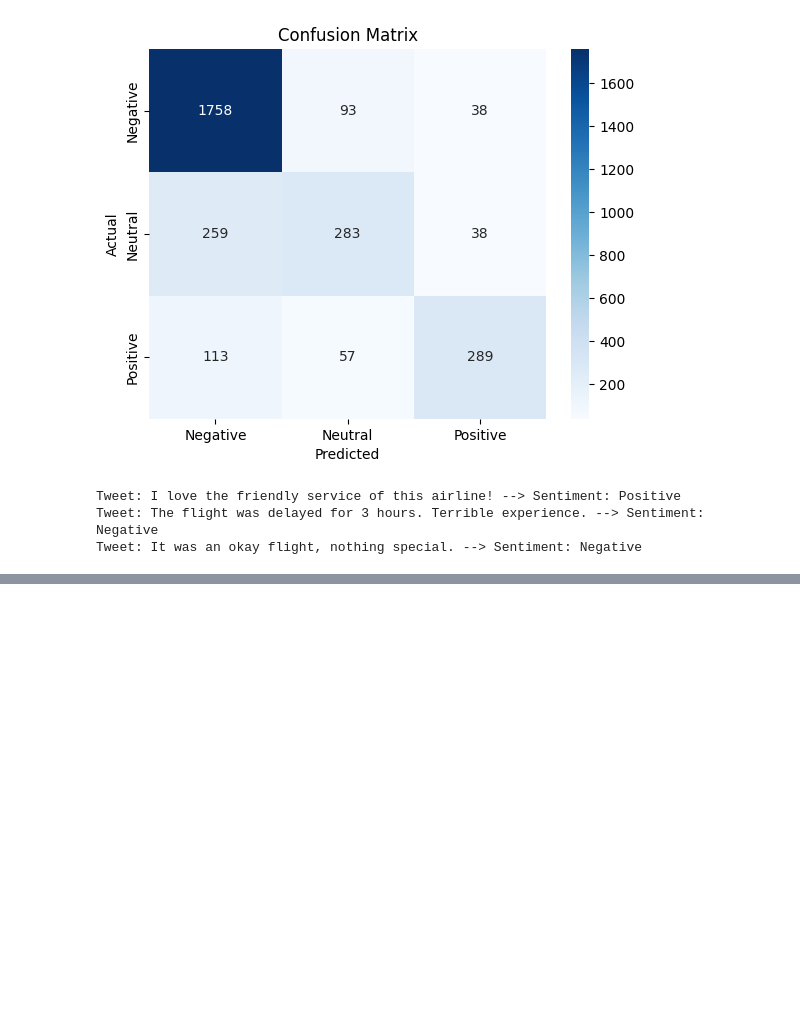
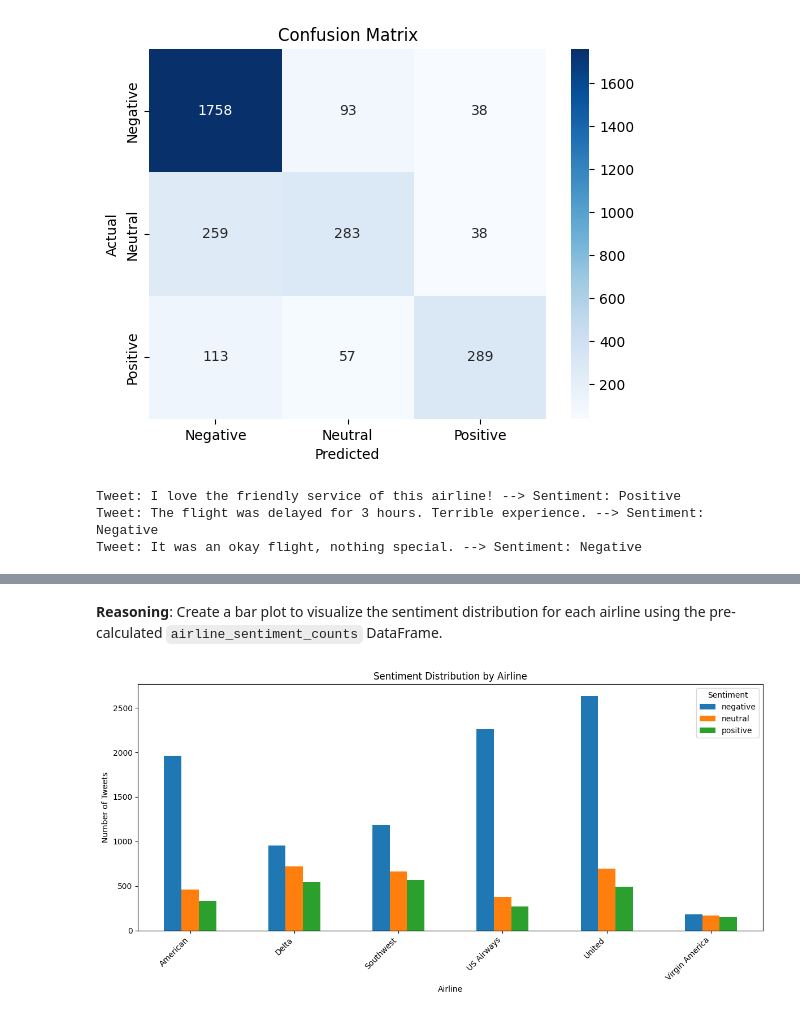
Before and after one commit to Rajeshpatra12/Rajeshpatra12, a Jupyter notebook: Sentiment_Analysis.ipynb, the cells around one changed output, grey strips where cells are left out. Saved outputs shown, nothing was run; the diff lists cells and outputs as text; code cells hidden in the pictures; blank space fills up the shorter version.

```diff
--- a/Sentiment_Analysis.ipynb
+++ b/Sentiment_Analysis.ipynb
@@ -16,7 +16,7 @@ from sklearn.metrics import accuracy_score, classification_report, confusion_mat
 Importing Dataset
 # %%
 # Step 2: Load Dataset (download CSV from Kaggle)
-df = pd.read_csv("/content/drive/MyDrive/Colab Notebooks/Tweets.csv")
+data = pd.read_csv("/content/drive/MyDrive/Colab Notebooks/Tweets.csv")
 
 print("Dataset Shape:", df.shape)
 # %% [output]
@@ -32,0 +63,3 @@ print(df[['text','airline_sentiment']].head())
+# %%
+data.reset_index(inplace=True)
+display(data.head())
@@ -32,0 +81,3 @@ print(df[['text','airline_sentiment']].head())
+# %%
+airline_sentiment_counts = data.groupby(['airline', 'airline_sentiment']).size().unstack(fill_value=0)
+display(airline_sentiment_counts.head())
@@ -106,0 +174,15 @@ Tweet: It was an okay flight, nothing special. --> Sentiment: Negative
+# %% [markdown]
+**Reasoning**:
+Create a bar plot to visualize the sentiment distribution for each airline using the pre-calculated `airline_sentiment_counts` DataFrame.
+# %%
+plt.figure(figsize=(12, 6))
+airline_sentiment_counts.plot(kind='bar', ax=plt.gca())
+plt.title('Sentiment Distribution by Airline')
+plt.xlabel('Airline')
+plt.ylabel('Number of Tweets')
+plt.xticks(rotation=45, ha='right')
+plt.legend(title='Sentiment')
+plt.tight_layout()
+plt.show()
+# %% [output]
+[figure, added]
```
Also changed, not shown: parts of 13 cells of this notebook.
